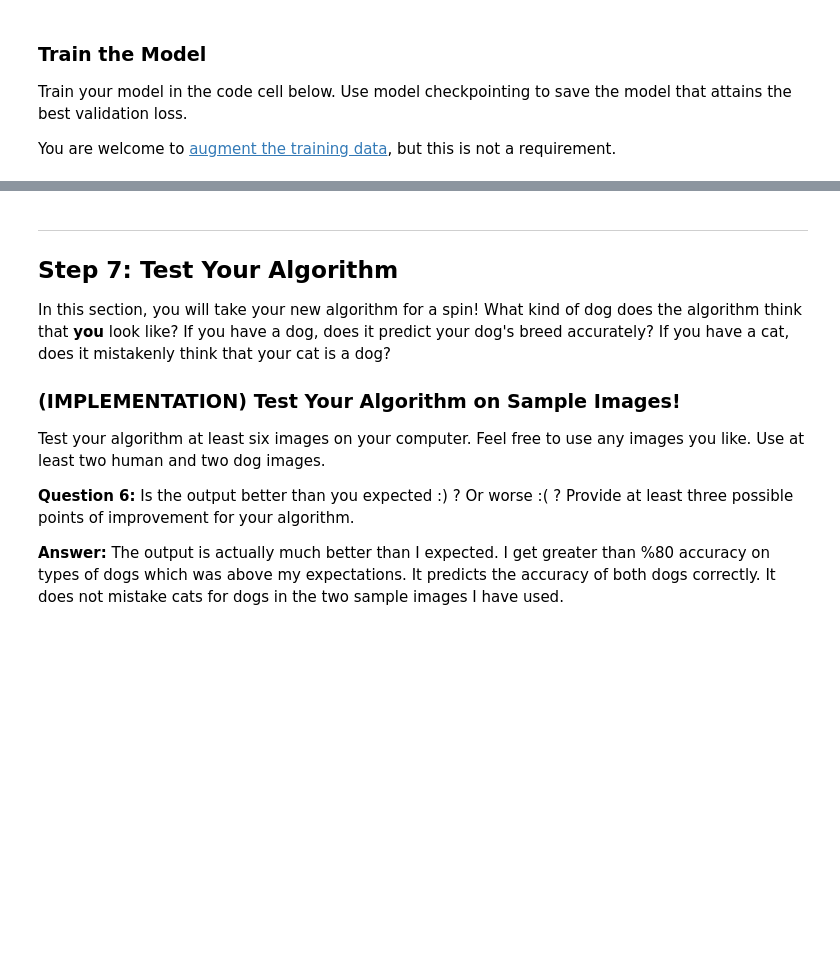
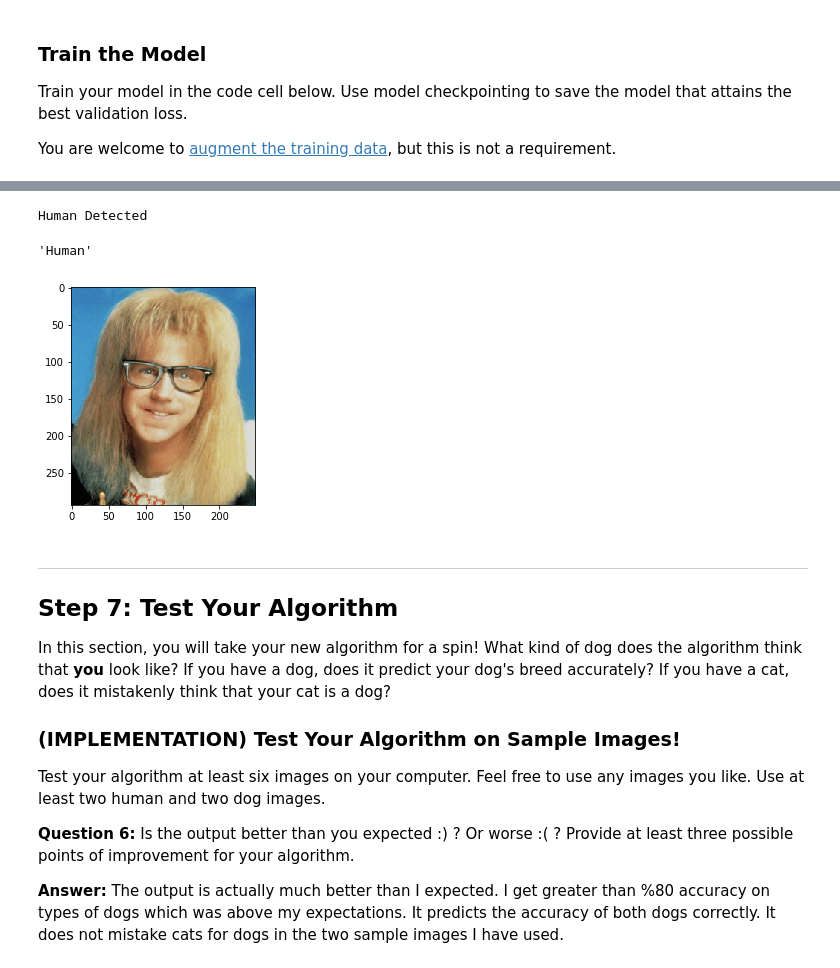
Before and after one commit to denizn/Dog-Breed-Classifier, a Jupyter notebook: dog_app.ipynb, the cells around one changed output, grey strips where cells are left out. Drawn from its saved outputs; the diff is of its cells as text; code cells hidden in the pictures; blank space fills up the shorter version.

```diff
--- a/dog_app.ipynb
+++ b/dog_app.ipynb
@@ -696,20 +697,27 @@ This photo looks like an Afghan Hound.
 # %%
-### Write your algorithm.
-### Feel free to use as many code cells as needed.
 def return_breed(img_path):
     if face_detector(img_path):
         print('Human Detected')
         print('\n')
         return 'Human'
     elif dog_detector(img_path):
         print('Dog Detected')
         breed = classify_dog_breed(img_path)
         print('\n')
         return breed
     else:
         print('Neither Human nor Dog detected')
         print('\n')
         return 'Neither human nor dog'
+
+img_path = 'images/sample_human_2.png'
+img = cv2.imread(img_path)
+plt.imshow(cv2.cvtColor(img,cv2.COLOR_BGR2RGB))
+return_breed(img_path)
+# %% [output]
+Human Detected
+'Human'
+[figure, added]
 # %% [markdown]
 ---
 <a id='step7'></a>
```
Also changed, not shown: parts of 14 cells of this notebook, 1 other file.
